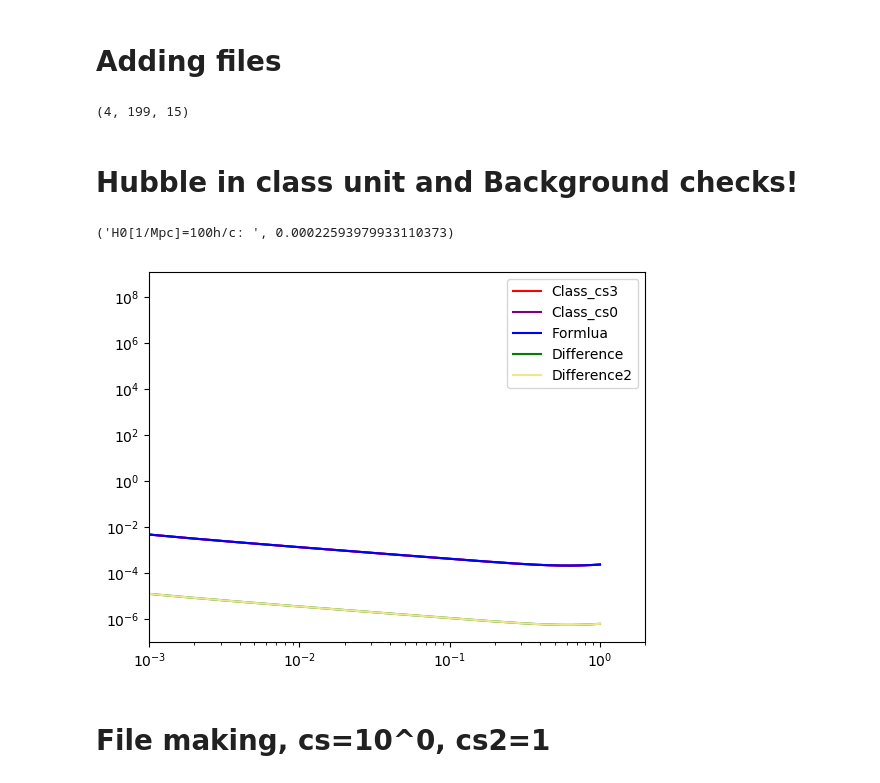
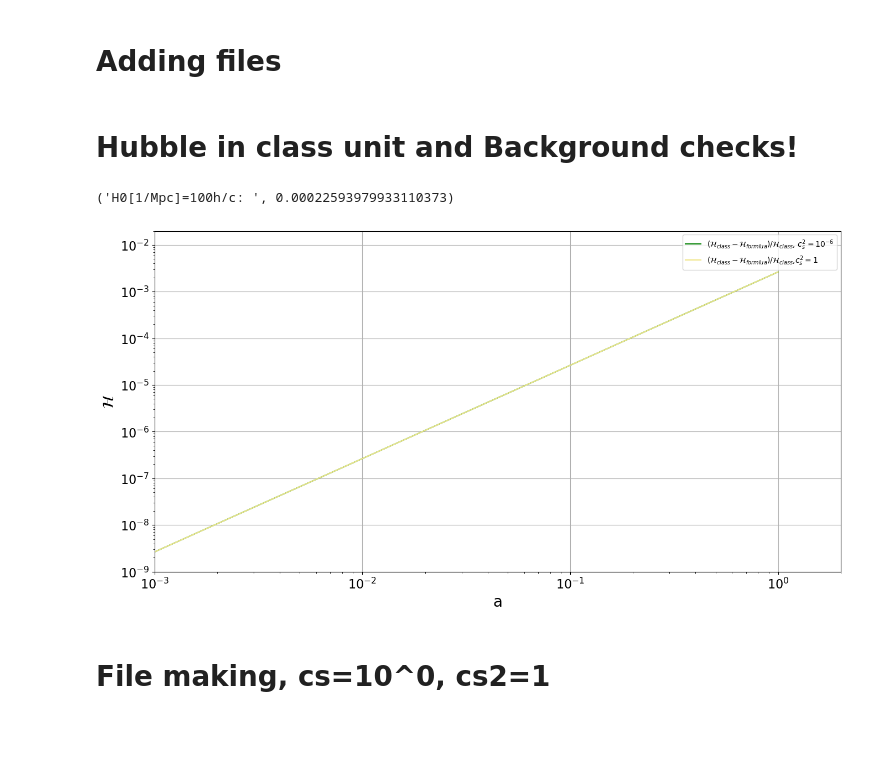
Before and after one commit to FarbodHassani/k-evolution_devel, a Jupyter notebook: Jupyter_notebook/Class.ipynb, the cells around one changed output. Cells and saved outputs as stored; diff of their text form; code cells hidden in the pictures; blank space fills up the shorter version.

```diff
--- a/Jupyter_notebook/Class.ipynb
+++ b/Jupyter_notebook/Class.ipynb
@@ -34,68 +34,76 @@ plt.rcParams['font.serif'] = 'Ubuntu'
 # %%
 #Class output in synchronous and Newtonian gauge for comparison with hi-class results.
 #Class output  cs2=1.e-2, cs=1
-Class_newt_cs_e0_z100=np.loadtxt("./Class_Newt/class_cs_e0_newt/class_kess_cs_e0_newt_z1_tk.dat")
-Class_newt_cs_e0_z10=np.loadtxt("./Class_Newt/class_cs_e0_newt/class_kess_cs_e0_newt_z2_tk.dat")
-Class_newt_cs_e0_z1=np.loadtxt("./Class_Newt/class_cs_e0_newt/class_kess_cs_e0_newt_z3_tk.dat")
-Class_newt_cs_e0_z0=np.loadtxt("./Class_Newt/class_cs_e0_newt/class_kess_cs_e0_newt_z4_tk.dat")
-Class_newt_cs_e0_zall=[Class_newt_cs_e0_z100,Class_newt_cs_e0_z10,Class_newt_cs_e0_z1,Class_newt_cs_e0_z0]
+# address="./Class_hiclass_results";
+# Class_newt_cs_e0_z100=np.loadtxt(address+"class_cs_e0_newt/class_kess_cs_e0_newt_z1_tk.dat")
+# Class_newt_cs_e0_z10=np.loadtxt("./Class_hiclass_results/class_cs_e0_newt/class_kess_cs_e0_newt_z2_tk.dat")
+# Class_newt_cs_e0_z1=np.loadtxt("./Class_hiclass_results/class_cs_e0_newt/class_kess_cs_e0_newt_z3_tk.dat")
+# Class_newt_cs_e0_z0=np.loadtxt("./Class_hiclass_results/class_cs_e0_newt/class_kess_cs_e0_newt_z4_tk.dat")
+# Class_newt_cs_e0_zall=[Class_newt_cs_e0_z100,Class_newt_cs_e0_z10,Class_newt_cs_e0_z1,Class_newt_cs_e0_z0]
 
-#Class output cs2=1.e-2, cs=10^-1
-Class_newt_cs_e1_z100=np.loadtxt("./Class_Newt/class_cs_e1_newt/class_kess_cs_e1_newt_z1_tk.dat")
-Class_newt_cs_e1_z10=np.loadtxt("./Class_Newt/class_cs_e1_newt/class_kess_cs_e1_newt_z2_tk.dat")
-Class_newt_cs_e1_z1=np.loadtxt("./Class_Newt/class_cs_e1_newt/class_kess_cs_e1_newt_z3_tk.dat")
-Class_newt_cs_e1_z0=np.loadtxt("./Class_Newt/class_cs_e1_newt/class_kess_cs_e1_newt_z4_tk.dat")
-Class_newt_cs_e1_zall=[Class_newt_cs_e1_z100,Class_newt_cs_e1_z10,Class_newt_cs_e1_z1,Class_newt_cs_e1_z0]
-print(np.shape(Class_newt_cs_e1_zall))
+# #Class output cs2=1.e-2, cs=10^-1
+# Class_newt_cs_e1_z100=np.loadtxt("./Class_hiclass_results/class_cs_e1_newt/class_kess_cs_e1_newt_z1_tk.dat")
+# Class_newt_cs_e1_z10=np.loadtxt("./Class_hiclass_results/class_cs_e1_newt/class_kess_cs_e1_newt_z2_tk.dat")
+# Class_newt_cs_e1_z1=np.loadtxt("./Class_hiclass_results/class_cs_e1_newt/class_kess_cs_e1_newt_z3_tk.dat")
+# Class_newt_cs_e1_z0=np.loadtxt("./Class_hiclass_results/class_cs_e1_newt/class_kess_cs_e1_newt_z4_tk.dat")
+# Class_newt_cs_e1_zall=[Class_newt_cs_e1_z100,Class_newt_cs_e1_z10,Class_newt_cs_e1_z1,Class_newt_cs_e1_z0]
+# print(np.shape(Class_newt_cs_e1_zall))
 
-#Class output  cs2=1.e-6, cs=10^-3
-Class_newt_cs_e3_z100=np.loadtxt("./Class_Newt/class_cs_e3_newt/class_kess_cs_e3_newt_z1_tk.dat")
-Class_newt_cs_e3_z10=np.loadtxt("./Class_Newt/class_cs_e3_newt/class_kess_cs_e3_newt_z2_tk.dat")
-Class_newt_cs_e3_z1=np.loadtxt("./Class_Newt/class_cs_e3_newt/class_kess_cs_e3_newt_z3_tk.dat")
-Class_newt_cs_e3_z0=np.loadtxt("./Class_Newt/class_cs_e3_newt/class_kess_cs_e3_newt_z4_tk.dat")
-Class_newt_cs_e3_zall=[Class_newt_cs_e3_z100,Class_newt_cs_e3_z10,Class_newt_cs_e3_z1,Class_newt_cs_e3_z0]
+# #Class output  cs2=1.e-6, cs=10^-3
+# Class_newt_cs_e3_z100=np.loadtxt("./Class_hiclass_results/class_cs_e3_newt/class_kess_cs_e3_newt_z1_tk.dat")
+# Class_newt_cs_e3_z10=np.loadtxt("./Class_hiclass_results/class_cs_e3_newt/class_kess_cs_e3_newt_z2_tk.dat")
+# Class_newt_cs_e3_z1=np.loadtxt("./Class_hiclass_results/class_cs_e3_newt/class_kess_cs_e3_newt_z3_tk.dat")
+# Class_newt_cs_e3_z0=np.loadtxt("./Class_hiclass_results/class_cs_e3_newt/class_kess_cs_e3_newt_z4_tk.dat")
+# Class_newt_cs_e3_zall=[Class_newt_cs_e3_z100,Class_newt_cs_e3_z10,Class_newt_cs_e3_z1,Class_newt_cs_e3_z0]
 
 # Class Background  cs2=1.e-6
-Bg_class_cs_e3=np.loadtxt("./Class_Newt/class_cs_e3_newt/class_kess_cs_e3_newt_background.dat")
-Bg_class_cs_e0=np.loadtxt("./Class_Newt/class_cs_e0_newt/class_kess_cs_e0_newt_background.dat")
+Bg_class_cs_e3=np.loadtxt("./Class_hiclass_results/class_cs_e3_newt/class_kess_cs_e3_newt_background.dat")
+Bg_class_cs_e0=np.loadtxt("./Class_hiclass_results/class_cs_e0_newt/class_kess_cs_e0_newt_background.dat")
-# %% [output]
-(4, 199, 15)
 # %% [markdown]
 # Hubble in class unit and Background checks!
 # %%
 # H in unit Mpc!
 h=0.67556;
 c=2.99*1.e5;
 H0=100*h/c;
 print("H0[1/Mpc]=100h/c: ",H0);
 def Hubble_conf_Mpc(a):
     H0=0.00022593979933110373;w=-0.9;h=0.67556;
     Omega_b=0.022032/h/h; Omega_cdm=0.12038/h/h;
     Omega_m=Omega_b+Omega_cdm; Omega_Lambda=0;
     Omega_rad=9.16681e-05; Omega_kessence=1.-Omega_m-Omega_rad;
     return H0*np.sqrt(Omega_m*(a**-3)+Omega_rad*(a**-4)+Omega_kessence*(a**(-3*(1+w))))*a
 Hclass_cs_e3=Bg_class_cs_e3[:,3]
 aclass_cs_e3=1./(1+Bg_class_cs_e3[:,0])
 Hclass_cs_e0=Bg_class_cs_e0[:,3]
 aclass_cs_e0=1./(1+Bg_class_cs_e0[:,0])
 a=np.arange(0.001,2,0.0001)
-plt.loglog(aclass_cs_e3,Hclass_cs_e3[:]*aclass_cs_e3,color="red",label="Class_cs3")
-plt.loglog(aclass_cs_e0,Hclass_cs_e0[:]*aclass_cs_e0,color="purple",label="Class_cs0")
-plt.loglog(aclass_cs_e3,Hubble_conf_Mpc(aclass_cs_e3),color="blue",label="Formlua")
-plt.loglog(aclass_cs_e3,np.abs(Hclass_cs_e3[:]*aclass_cs_e3-Hubble_conf_Mpc(aclass_cs_e3)),color="green",label="Difference")
-plt.loglog(aclass_cs_e0,np.abs(Hclass_cs_e0[:]*aclass_cs_e0-Hubble_conf_Mpc(aclass_cs_e0)),color="khaki",label="Difference2")
 
+plt.figure(figsize=(16,8))
+ax = plt.gca()
+ax.tick_params(axis = 'both', which = 'major', labelsize = 16)
+ax.tick_params(axis = 'both', which = 'minor', labelsize = 10)
+# plt.loglog(aclass_cs_e3,Hclass_cs_e3[:]*aclass_cs_e3,color="red",label="Class_cs3")
+# plt.loglog(aclass_cs_e0,Hclass_cs_e0[:]*aclass_cs_e0,color="purple",label="Class_cs0")
+# plt.loglog(aclass_cs_e3,Hubble_conf_Mpc(aclass_cs_e3),color="blue",label="Formlua")
+plt.loglog(aclass_cs_e3,np.abs(Hclass_cs_e3[:]*aclass_cs_e3-Hubble_conf_Mpc(aclass_cs_e3))/Hclass_cs_e3[:]*aclass_cs_e3,color="green",label=r"$(\mathcal{H}_{class}-\mathcal{H}_{formlua})/\mathcal{H}_{class}$, $c_s^2=10^{-6}$")
+plt.loglog(aclass_cs_e0,np.abs(Hclass_cs_e0[:]*aclass_cs_e0-Hubble_conf_Mpc(aclass_cs_e0))/Hclass_cs_e0[:]*aclass_cs_e0,color="khaki",label=r"$(\mathcal{H}_{class}-\mathcal{H}_{formlua})/\mathcal{H}_{class}$,$c_s^2=1$")
+plt.grid()
 # plt.loglog(a,H0*myHa,color="green",label="FormluaII")
+plt.xlabel("a",fontsize=20)
+plt.ylabel(r"$\mathcal{H}$",fontsize=20)
 
-Hubble_conf_Mpc(a)
+# Hubble_conf_Mpc(a)
+plt.legend(bbox_to_anchor=(0.5, 0.90, 0.4, .102), loc=1,ncol=1,fontsize=15, mode="expand", borderaxespad=0.)
 plt.xlim(1e-3,2)
-# plt.ylim(1e-4,2e1)
+plt.ylim(1e-9,2e-2)
+plt.savefig('Hubble_comp', format='jpg', dpi=300)
 
 plt.legend()
 plt.show()
 # %% [output]
 ('H0[1/Mpc]=100h/c: ', 0.00022593979933110373)
-[figure, old version]
+[figure, new version]
 # %% [markdown]
 # File making, cs=10^0, cs2=1
 # %%
```
Also changed, not shown: 15 other files.
